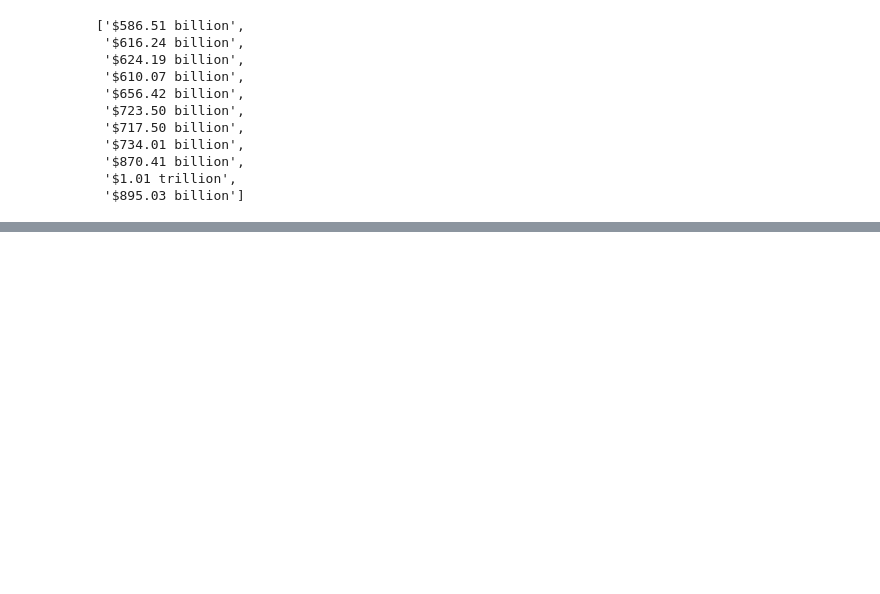
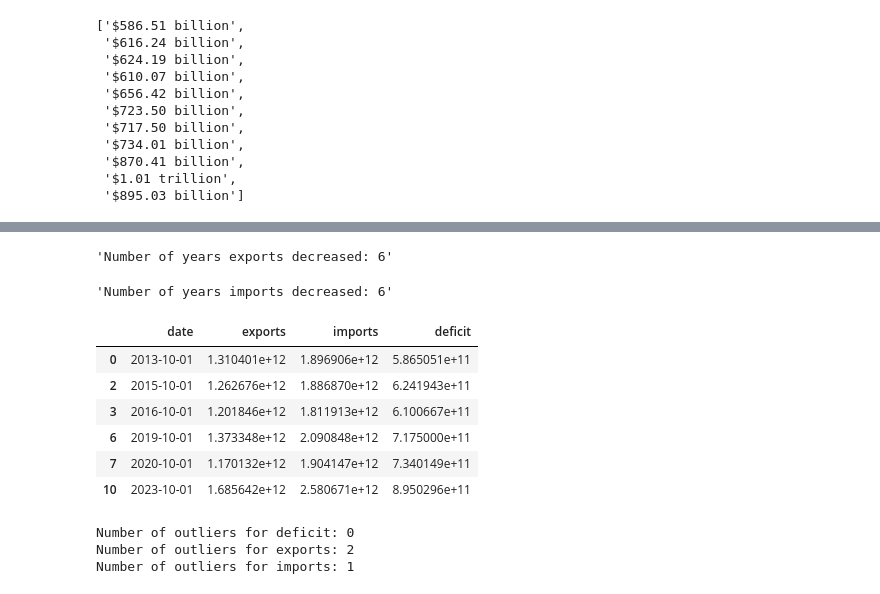
Before and after one commit to TDanner7/group_project, a Jupyter notebook: notebooks/us_trade_deficit.ipynb, the cells around one changed output, grey strips where cells are left out. Cells and saved outputs as stored; diff of their text form; code cells hidden in the pictures; blank space fills up the shorter version.

Commit message:
Add analysis to trade deficit notebook

```diff
--- a/notebooks/us_trade_deficit.ipynb
+++ b/notebooks/us_trade_deficit.ipynb
@@ -160,0 +227,61 @@ deficits_formatted
+# %%
+# Calculate years where there was a decreate in exports or imports
+# Were there any years with a drop in deficit, if so when?
+
+export_decrease_count = 0
+import_decrease_count = 0
+deficit_dates = []
+
+for i in range(len(merged_df)):
+
+    curr = merged_df.iloc[i]
+    prev = merged_df.iloc[i-1]
+
+    if curr.exports < prev.exports:
+        export_decrease_count += 1
+    if curr.imports < prev.imports:
+        import_decrease_count += 1
+    if curr.imports < prev.imports:
+        deficit_dates.append(curr.date)
+
+
+display(f'Number of years exports decreased: {export_decrease_count}')
+display(f'Number of years imports decreased: {import_decrease_count}')
+# %% [output]
+'Number of years exports decreased: 6'
+'Number of years imports decreased: 6'
+# %%
+# Create a df with the years were the deficit decreased
+deficit_decrease_yrs = merged_df[merged_df['date'].isin(deficit_dates)]
+deficit_decrease_yrs
+# %% [output]
+|  | date | exports | imports | deficit |
+| 0 | 2013-10-01 | 1.310401e+12 | 1.896906e+12 | 5.865051e+11 |
+| 2 | 2015-10-01 | 1.262676e+12 | 1.886870e+12 | 6.241943e+11 |
+| 3 | 2016-10-01 | 1.201846e+12 | 1.811913e+12 | 6.100667e+11 |
+| 6 | 2019-10-01 | 1.373348e+12 | 2.090848e+12 | 7.175000e+11 |
+| 7 | 2020-10-01 | 1.170132e+12 | 1.904147e+12 | 7.340149e+11 |
+| 10 | 2023-10-01 | 1.685642e+12 | 2.580671e+12 | 8.950296e+11 |
+# %%
+# Calculate the interquartile range to identify outliers
+
+cols = ['deficit', 'exports', 'imports']
+outliers = {}
+
+for series in cols:
+
+    Q1 = merged_df[series].quantile(0.25)
+    Q3 = merged_df[series].quantile(0.75)
+    IQR = Q3 - Q1
+
+    lower_bound = Q1 - 1.5 * IQR
+    upper_bound = Q3 + 1.5 * IQR
+
+
+    outliers[series] = merged_df[(merged_df[series] < lower_bound) | (merged_df[series] > upper_bound)]
+
+    print(f'Number of outliers for {series}: {len(outliers[series])}')
+# %% [output]
+Number of outliers for deficit: 0
+Number of outliers for exports: 2
+Number of outliers for imports: 1
```
Also changed, not shown: parts of 8 cells of this notebook.
